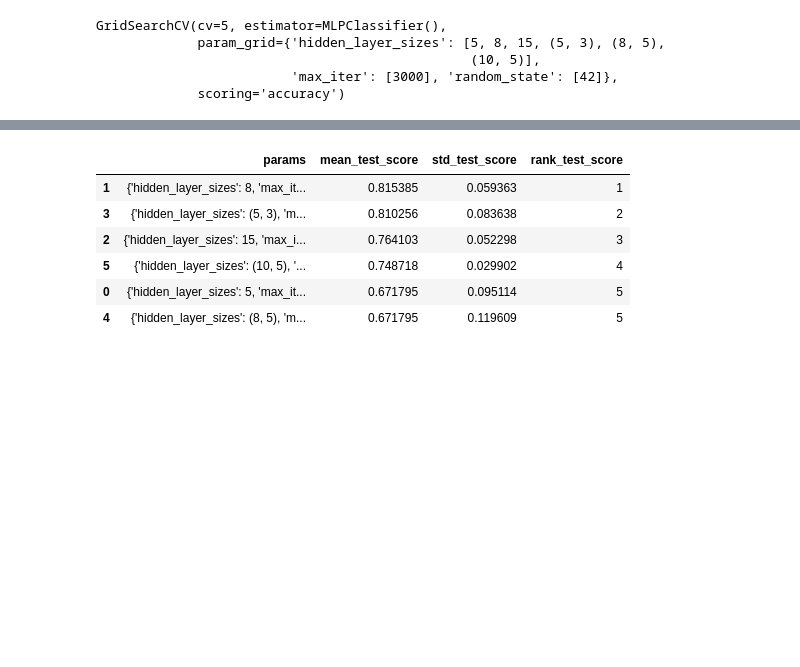
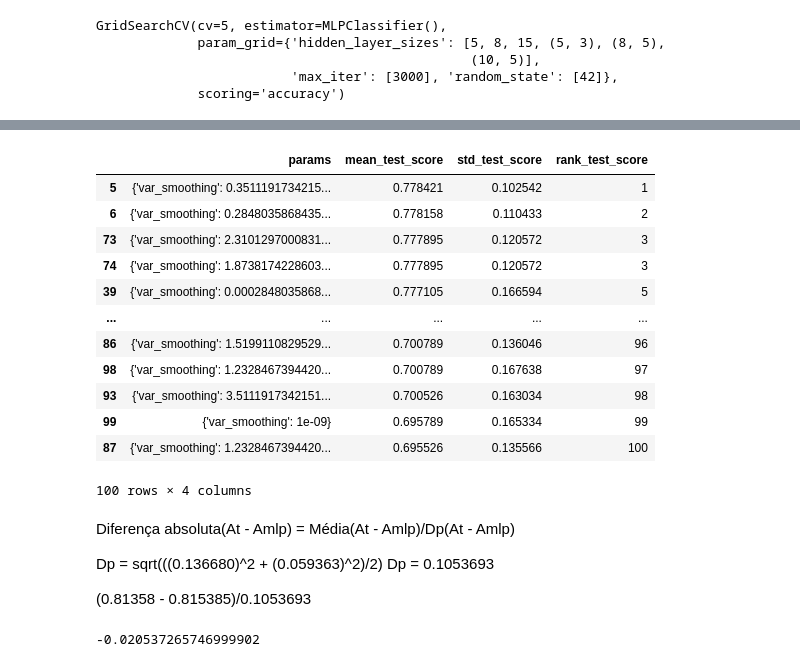
Before and after one commit to 17nekrotciv/Projeto-2-IA, a Jupyter notebook: Parkinsons.ipynb, the cells around one changed output, grey strips where cells are left out. Cells and saved outputs as stored; diff of their text form; code cells hidden in the pictures; blank space fills up the shorter version.

```diff
--- a/Parkinsons.ipynb
+++ b/Parkinsons.ipynb
@@ -153,0 +242,5 @@ GridSearchCV(cv=5, estimator=MLPClassifier(),
+# %%
+
+# elimina as linhas com dados faltantes
+dataset = dataset.dropna(axis=0)
+dataset
@@ -153,0 +262,21 @@ GridSearchCV(cv=5, estimator=MLPClassifier(),
+# %%
+#Separando as variáveis independentes (conjunto X) e a variável dependente y (que neste caso é a coluna 'status')
+X = dataset.loc[:, dataset.columns != 'status']
+y = np.array(dataset.loc[:, dataset.columns == 'status']).ravel()
+# %%
+#Define os parametros do metodo Naive Bayes
+param = {'var_smoothing': np.logspace(0,-9, num=100)}
+# %%
+# importa o método do sklearn que separa em conjunto de treino e teste
+from sklearn.model_selection import train_test_split
+# importa o algoritmo Naive Bayes
+from sklearn.naive_bayes import GaussianNB
+# importa o GridSearchCV
+from sklearn.model_selection import GridSearchCV
+
+X_train, X_test, y_train, y_test = train_test_split(X, y, test_size=0.45, random_state=42)
+# instancia o classificador
+gnb = GaussianNB()
+gs_NB = GridSearchCV(gnb, param, cv = 10, scoring = 'accuracy')
+# o grid search treinará todos os modelos conforme a parametrização acima
+gs_NB.fit(X,y)
@@ -154,12 +297,25 @@ GridSearchCV(cv=5, estimator=MLPClassifier(),
 # %%
 view = ['params', 'mean_test_score', 'std_test_score', 'rank_test_score']
-results = pd.DataFrame(gs_mlp.cv_results_)
+results = pd.DataFrame(gs_NB.cv_results_)
 results[view].sort_values(by='rank_test_score')
 # %% [output]
 |  | params | mean_test_score | std_test_score | rank_test_score |
-| 1 | {'hidden_layer_sizes': 8, 'max_it... | 0.815385 | 0.059363 | 1 |
-| 3 | {'hidden_layer_sizes': (5, 3), 'm... | 0.810256 | 0.083638 | 2 |
-| 2 | {'hidden_layer_sizes': 15, 'max_i... | 0.764103 | 0.052298 | 3 |
-| 5 | {'hidden_layer_sizes': (10, 5), '... | 0.748718 | 0.029902 | 4 |
-| 0 | {'hidden_layer_sizes': 5, 'max_it... | 0.671795 | 0.095114 | 5 |
-| 4 | {'hidden_layer_sizes': (8, 5), 'm... | 0.671795 | 0.119609 | 5 |
+| 5 | {'var_smoothing': 0.3511191734215... | 0.778421 | 0.102542 | 1 |
+| 6 | {'var_smoothing': 0.2848035868435... | 0.778158 | 0.110433 | 2 |
+| 73 | {'var_smoothing': 2.3101297000831... | 0.777895 | 0.120572 | 3 |
+| 74 | {'var_smoothing': 1.8738174228603... | 0.777895 | 0.120572 | 3 |
+| 39 | {'var_smoothing': 0.0002848035868... | 0.777105 | 0.166594 | 5 |
+| ... | ... | ... | ... | ... |
+| 86 | {'var_smoothing': 1.5199110829529... | 0.700789 | 0.136046 | 96 |
+| 98 | {'var_smoothing': 1.2328467394420... | 0.700789 | 0.167638 | 97 |
+| 93 | {'var_smoothing': 3.5111917342151... | 0.700526 | 0.163034 | 98 |
+| 99 | {'var_smoothing': 1e-09} | 0.695789 | 0.165334 | 99 |
+| 87 | {'var_smoothing': 1.2328467394420... | 0.695526 | 0.135566 | 100 |
+100 rows × 4 columns
+# %% [markdown]
+Diferença absoluta(At - Amlp) = Média(At - Amlp)/Dp(At - Amlp)
+
+Dp = sqrt(((0.136680)^2 + (0.059363)^2)/2)
+Dp = 0.1053693
+
+(0.81358 - 0.815385)/0.1053693
@@ -165,0 +325,7 @@ results[view].sort_values(by='rank_test_score')
+# %%
+media = (0.813421 - 0.815385)
+DA = media/Dp
+print(DA)
+#MLP >performance Tree
+# %% [output]
+-0.020537265746999902
```
Also changed, not shown: parts of 20 cells of this notebook.
